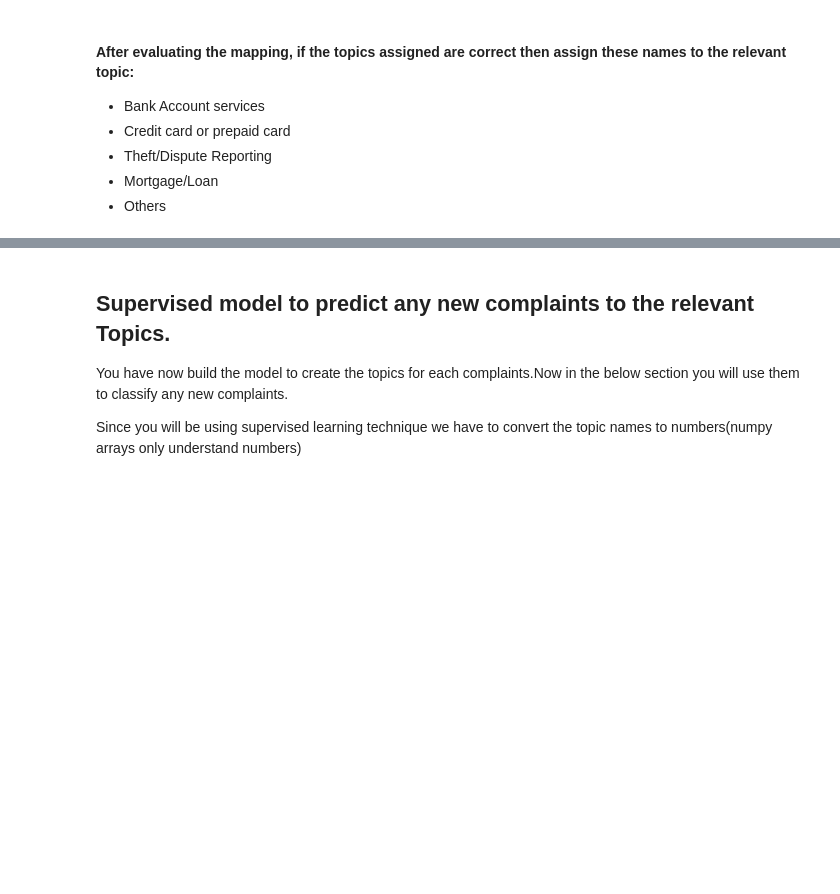
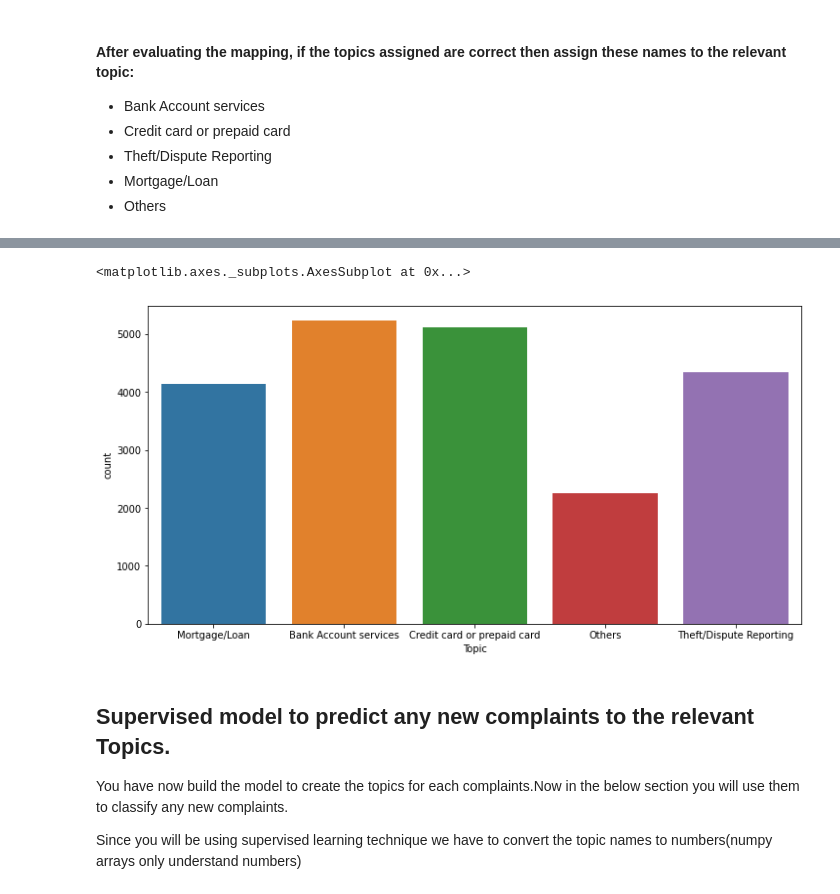
Before and after one commit to sivaprasadt246/Automatic_Ticket_Classification_Assignment, a Jupyter notebook: Automatic_Ticket_Classification_Assignment.ipynb, the cells around one changed output, grey strips where cells are left out. Saved outputs shown, nothing was run; the diff lists cells and outputs as text; code cells hidden in the pictures; blank space fills up the shorter version.

```diff
--- a/Automatic_Ticket_Classification_Assignment.ipynb
+++ b/Automatic_Ticket_Classification_Assignment.ipynb
@@ -524,2 +577,7 @@ len(tfidf.get_feature_names())
 # %%
 #Create the best topic for each complaint in terms of integer value 0,1,2,3 & 4
+
+topic_result = nmf_model.transform(dtm)
+topic_result[0].round(2)
+topic_result[0].argmax()
+topic_result.argmax(axis=1)
@@ -526,6 +586,6 @@ len(tfidf.get_feature_names())
 # %%
 #Assign the best topic to each of the cmplaints in Topic Column
 
-df_clean['Topic'] = #write your code to assign topics to each rows.
+df_clean['Topic'] = topic_result.argmax(axis=1)
 # %%
 df_clean.head()
@@ -532,4 +599,4 @@ df_clean.head()
 # %%
 #Print the first 5 Complaint for each of the Topics
-df_clean=df_clean.groupby('Topic').head(5)
-df_clean.sort_values('Topic')
+temp=df_clean.groupby('Topic').head(10)
+temp.sort_values('Topic')
@@ -542,8 +627,14 @@ df_clean.sort_values('Topic')
 * Others
 # %%
 #Create the dictionary of Topic names and Topics
+Topic_names = {
+    0: 'Bank Account services',
+    1: 'Credit card or prepaid card',
+    2: 'Others',
+    3: 'Theft/Dispute Reporting',
+    4: 'Mortgage/Loan'
+}
 
-Topic_names = {   }
 #Replace Topics with Topic Names
 df_clean['Topic'] = df_clean['Topic'].map(Topic_names)
 # %%
@@ -551,3 +656,10 @@ df_clean
+# %%
+# Plot graph to check class imbalance
+plt.figure(figsize=(12,6))
+sns.countplot(x='Topic', data=df_clean)
+# %% [output]
+<matplotlib.axes._subplots.AxesSubplot at 0x...>
+[figure, added]
 # %% [markdown]
 ## Supervised model to predict any new complaints to the relevant Topics.
 
```
Also changed, not shown: parts of 19 cells of this notebook.
